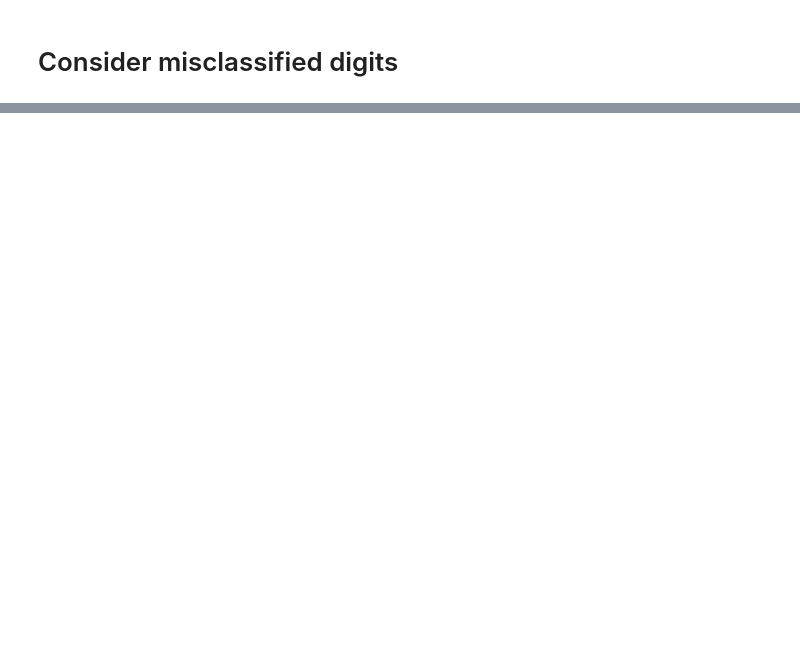
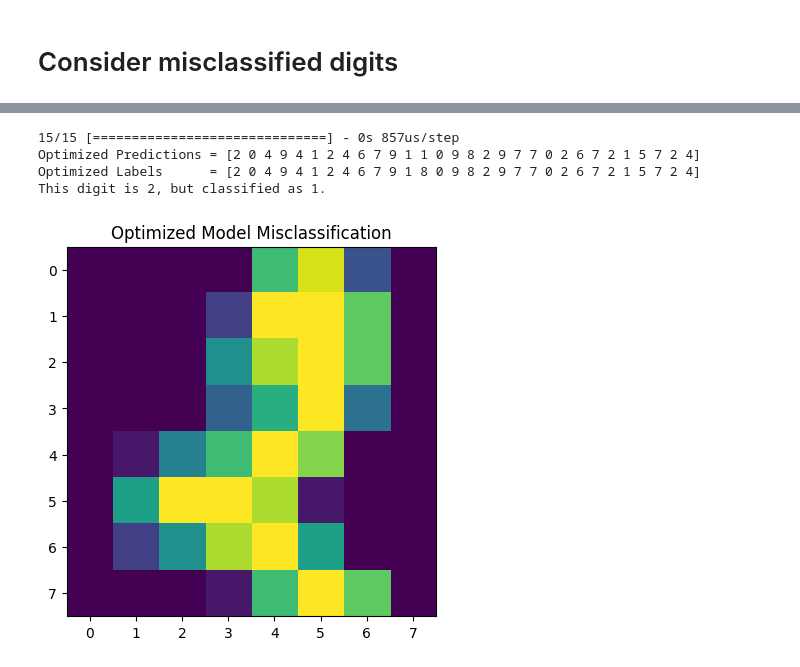
Before and after one commit to RBrooksDK/MAL1, a Jupyter notebook: 11 Introduction to neural networks/Neural networks - Digits - X.ipynb, the cells around one changed output, grey strips where cells are left out. Saved outputs shown, nothing was run; the diff lists cells and outputs as text; code cells hidden in the pictures; blank space fills up the shorter version.

```diff
--- a/11 Introduction to neural networks/Neural networks - Digits - X.ipynb
+++ b/11 Introduction to neural networks/Neural networks - Digits - X.ipynb
@@ -93,0 +193,26 @@ This digit is 8, but classified as 5.
+# %%
+# Consider misclassified digits for the optimized model
+probabilities_opt = np.array(model_opt.predict(X_test_opt))
+predictions_opt = np.argmax(probabilities_opt, axis = 1)
+labels_opt = np.argmax(Y_test_opt, axis = 1)
+
+print("Optimized Predictions = {}".format(predictions_opt[0:30]))
+print("Optimized Labels      = {}".format(labels_opt[0:30]))
+
+misclas_idxs_opt = np.argwhere(predictions_opt != labels_opt)
+
+if len(misclas_idxs_opt) > 0:
+    b_opt = randint(low = 0, high = len(misclas_idxs_opt) - 1) #choose a random index
+    a_opt = misclas_idxs_opt[b_opt][0] # find out what image that index is
+    plt.figure()
+    plt.imshow(np.reshape(X_test_opt[a_opt], (8,8)))
+    plt.title("Optimized Model Misclassification")
+    print("This digit is {}, but classified as {}.".format(labels_opt[a_opt], predictions_opt[a_opt]))
+else:
+    print("No misclassifications found on the test set for the optimized model!")
+# %% [output]
+15/15 [==============================] - 0s 857us/step
+Optimized Predictions = [2 0 4 9 4 1 2 4 6 7 9 1 1 0 9 8 2 9 7 7 0 2 6 7 2 1 5 7 2 4]
+Optimized Labels      = [2 0 4 9 4 1 2 4 6 7 9 1 8 0 9 8 2 9 7 7 0 2 6 7 2 1 5 7 2 4]
+This digit is 2, but classified as 1.
+[figure, added]
```
Also changed, not shown: parts of 13 cells of this notebook.
